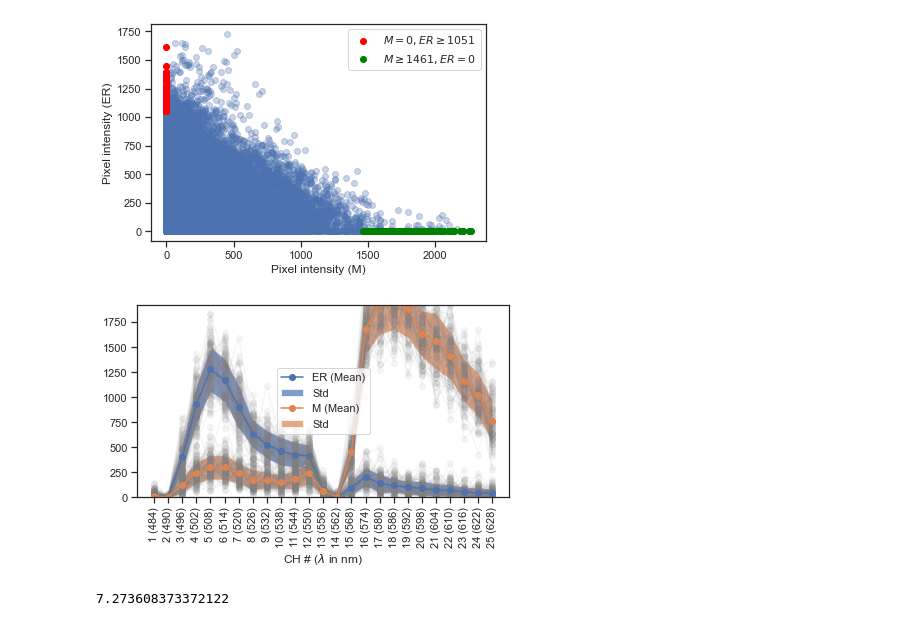
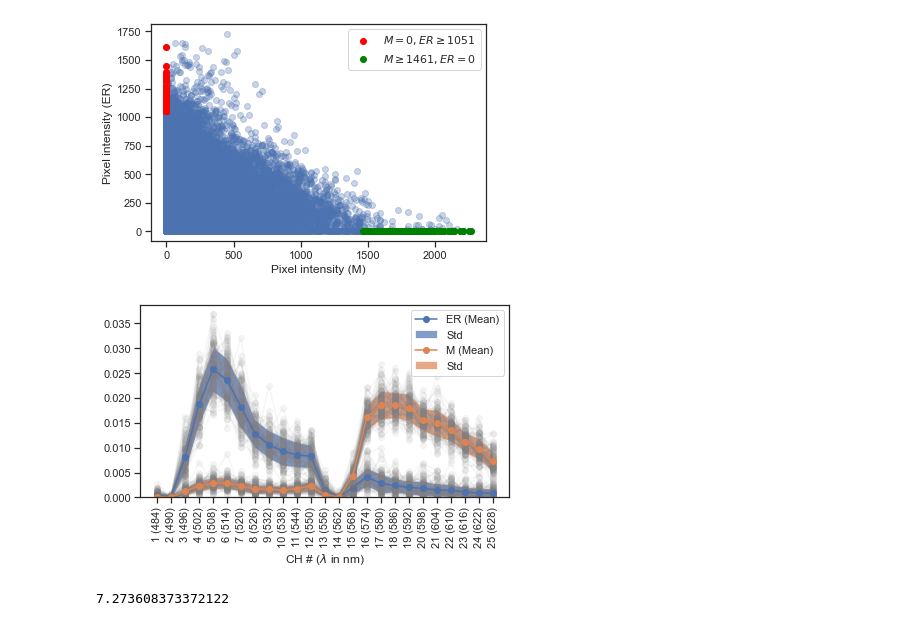
Before and after one commit to ajannamay/Spectral_imaging, a Jupyter notebook: ER-Mito_contact.ipynb, the cells around one changed output. Cells and saved outputs as stored; diff of their text form; code cells hidden in the pictures.

Commit message:
plotting

```diff
--- a/ER-Mito_contact.ipynb
+++ b/ER-Mito_contact.ipynb
@@ -22,14 +22,14 @@ plt.show()
 # %% [output]
 [figure]
 # %%
-plotER, ERmean = FOV3_1.generate_normSpectrum(ERindx,0,True,'ER')
-plotM, Mmean =FOV3_1.generate_normSpectrum(Mindx,0,True,'M')
+plotER, ERmean = FOV3_1.generate_normSpectrum(ERindx,0,False,'ER')
+plotM, Mmean =FOV3_1.generate_normSpectrum(Mindx,0,False,'M')
 # plt.ylim(top=4000)
 plt.legend()
 # sns.despine()
 plt.show()
 # %% [output]
-[figure, old version]
+[figure, new version]
 # %%
 FOV3_1.calc_ratio_peaks(ERmean,3,6,15,18)
 # %% [output]
```
